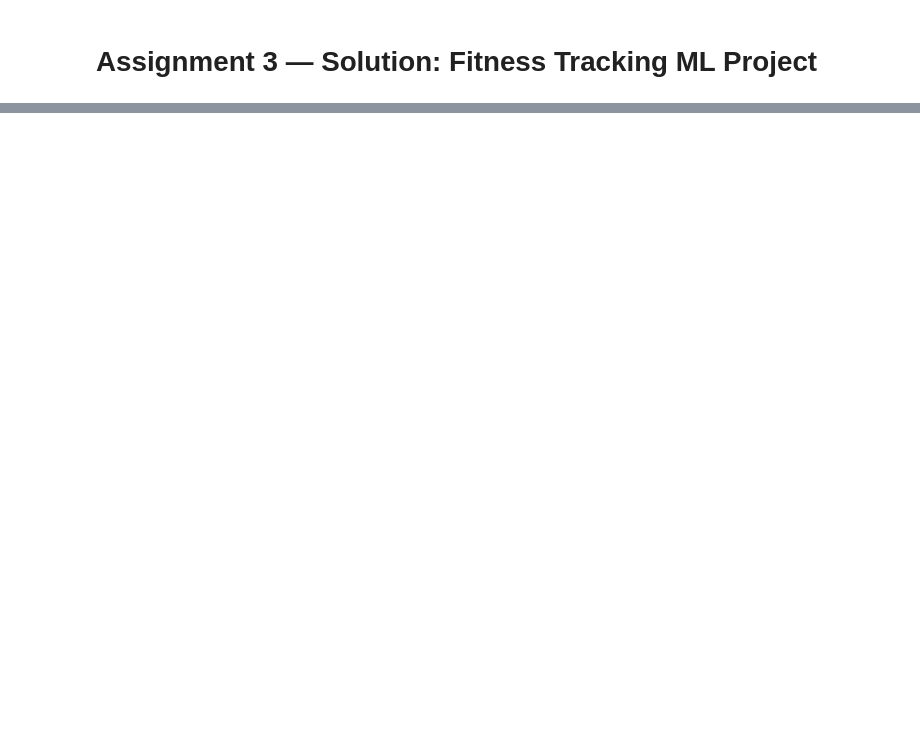
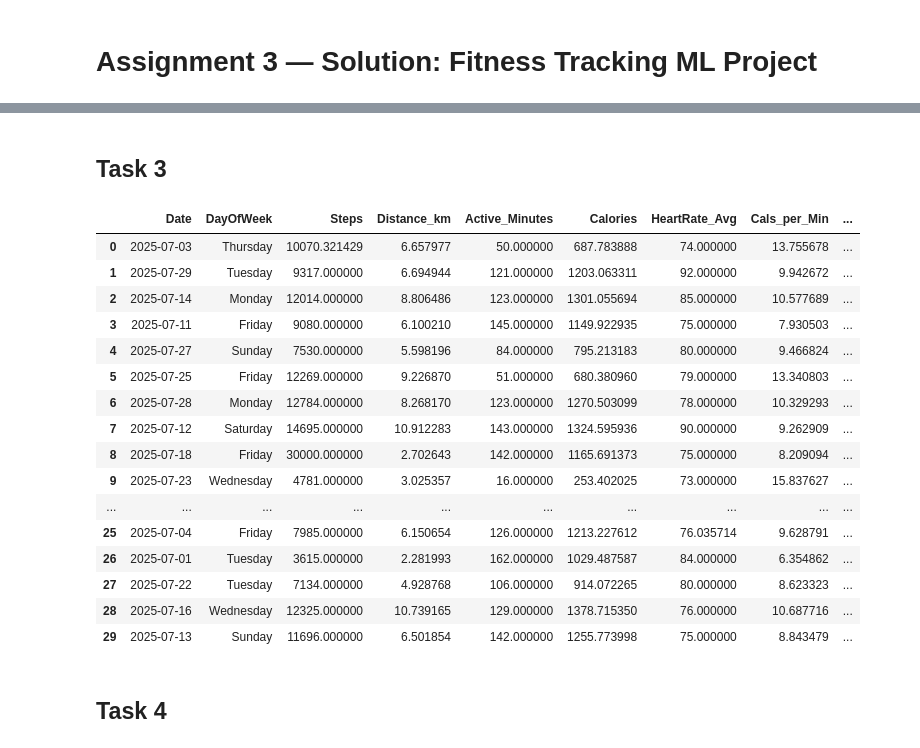
Before and after one commit to rifatabrarjowad/IbmAiEng, a Jupyter notebook: DSAssignment/Assignment03/Assignment3_Solution.ipynb, the cells around one changed output, grey strips where cells are left out. Saved outputs shown, nothing was run; the diff lists cells and outputs as text; code cells hidden in the pictures; blank space fills up the shorter version.

```diff
--- a/DSAssignment/Assignment03/Assignment3_Solution.ipynb
+++ b/DSAssignment/Assignment03/Assignment3_Solution.ipynb
@@ -62,3 +61,7 @@ The dataset contains the following columns:
 - Find the **top 3 days** (dates) with the highest number of steps.
 # %% [markdown]
 # Assignment 3 — Solution: Fitness Tracking ML Project
+# %%
+import numpy as np
+import pandas as pd
+df = pd.read_csv('fitness_tracking.csv')
@@ -64,0 +148,4 @@ The dataset contains the following columns:
+# %%
+for col in df.select_dtypes(include=np.number).columns:
+    mean_val = np.nanmean(df[col])
+    df[col] = np.where(df[col].isnull(), mean_val, df[col])
@@ -64,0 +172,30 @@ The dataset contains the following columns:
+# %% [markdown]
+## Task 3
+# %%
+# Calories per Active Minute (handle divide by zero safely)
+df["Cals_per_Min"] = np.where(df["Active_Minutes"] == 0, 0, df["Calories"] / df["Active_Minutes"])
+# %%
+#step >= 10000
+df["Intense_Day"] = df['Steps'] >= 10000
+# %%
+df
+# %% [output]
+|  | Date | DayOfWeek | Steps | Distance_km | Active_Minutes | Calories | HeartRate_Avg | Cals_per_Min | ... |
+| 0 | 2025-07-03 | Thursday | 10070.321429 | 6.657977 | 50.000000 | 687.783888 | 74.000000 | 13.755678 | ... |
+| 1 | 2025-07-29 | Tuesday | 9317.000000 | 6.694944 | 121.000000 | 1203.063311 | 92.000000 | 9.942672 | ... |
+| 2 | 2025-07-14 | Monday | 12014.000000 | 8.806486 | 123.000000 | 1301.055694 | 85.000000 | 10.577689 | ... |
+| 3 | 2025-07-11 | Friday | 9080.000000 | 6.100210 | 145.000000 | 1149.922935 | 75.000000 | 7.930503 | ... |
+| 4 | 2025-07-27 | Sunday | 7530.000000 | 5.598196 | 84.000000 | 795.213183 | 80.000000 | 9.466824 | ... |
+| 5 | 2025-07-25 | Friday | 12269.000000 | 9.226870 | 51.000000 | 680.380960 | 79.000000 | 13.340803 | ... |
+| 6 | 2025-07-28 | Monday | 12784.000000 | 8.268170 | 123.000000 | 1270.503099 | 78.000000 | 10.329293 | ... |
+| 7 | 2025-07-12 | Saturday | 14695.000000 | 10.912283 | 143.000000 | 1324.595936 | 90.000000 | 9.262909 | ... |
+| 8 | 2025-07-18 | Friday | 30000.000000 | 2.702643 | 142.000000 | 1165.691373 | 75.000000 | 8.209094 | ... |
+| 9 | 2025-07-23 | Wednesday | 4781.000000 | 3.025357 | 16.000000 | 253.402025 | 73.000000 | 15.837627 | ... |
+| ... | ... | ... | ... | ... | ... | ... | ... | ... | ... |
+| 25 | 2025-07-04 | Friday | 7985.000000 | 6.150654 | 126.000000 | 1213.227612 | 76.035714 | 9.628791 | ... |
+| 26 | 2025-07-01 | Tuesday | 3615.000000 | 2.281993 | 162.000000 | 1029.487587 | 84.000000 | 6.354862 | ... |
+| 27 | 2025-07-22 | Tuesday | 7134.000000 | 4.928768 | 106.000000 | 914.072265 | 80.000000 | 8.623323 | ... |
+| 28 | 2025-07-16 | Wednesday | 12325.000000 | 10.739165 | 129.000000 | 1378.715350 | 76.000000 | 10.687716 | ... |
+| 29 | 2025-07-13 | Sunday | 11696.000000 | 6.501854 | 142.000000 | 1255.773998 | 75.000000 | 8.843479 | ... |
+# %% [markdown]
+## Task 4
```
Also changed, not shown: parts of 18 cells of this notebook.
